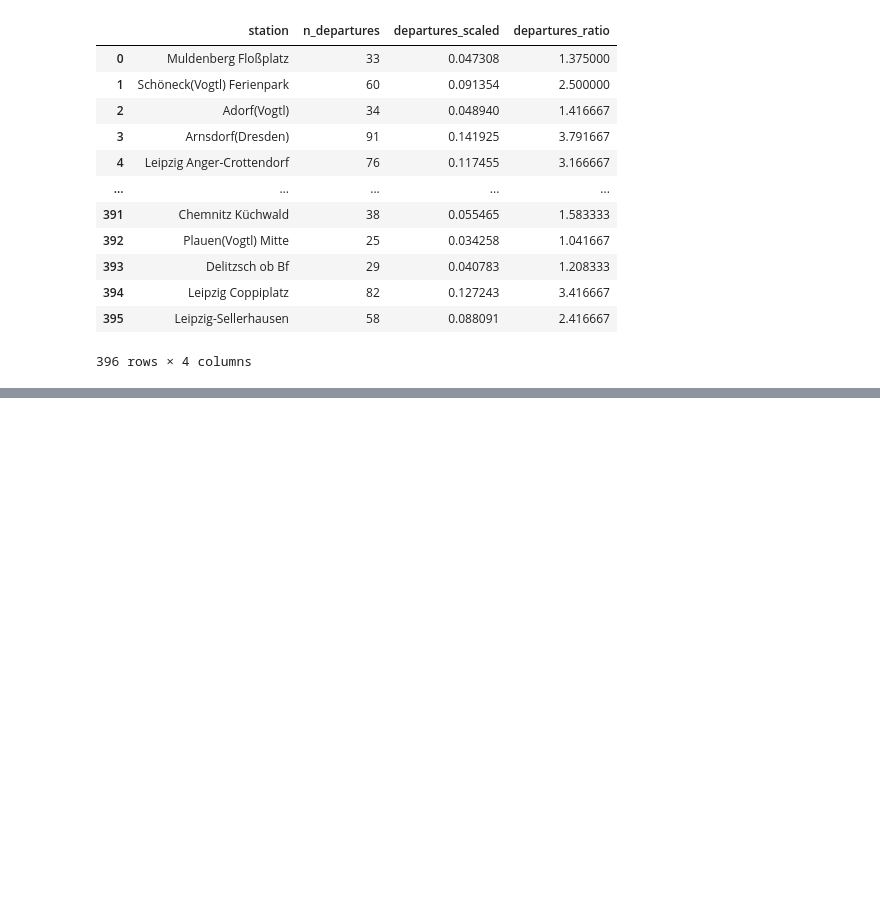
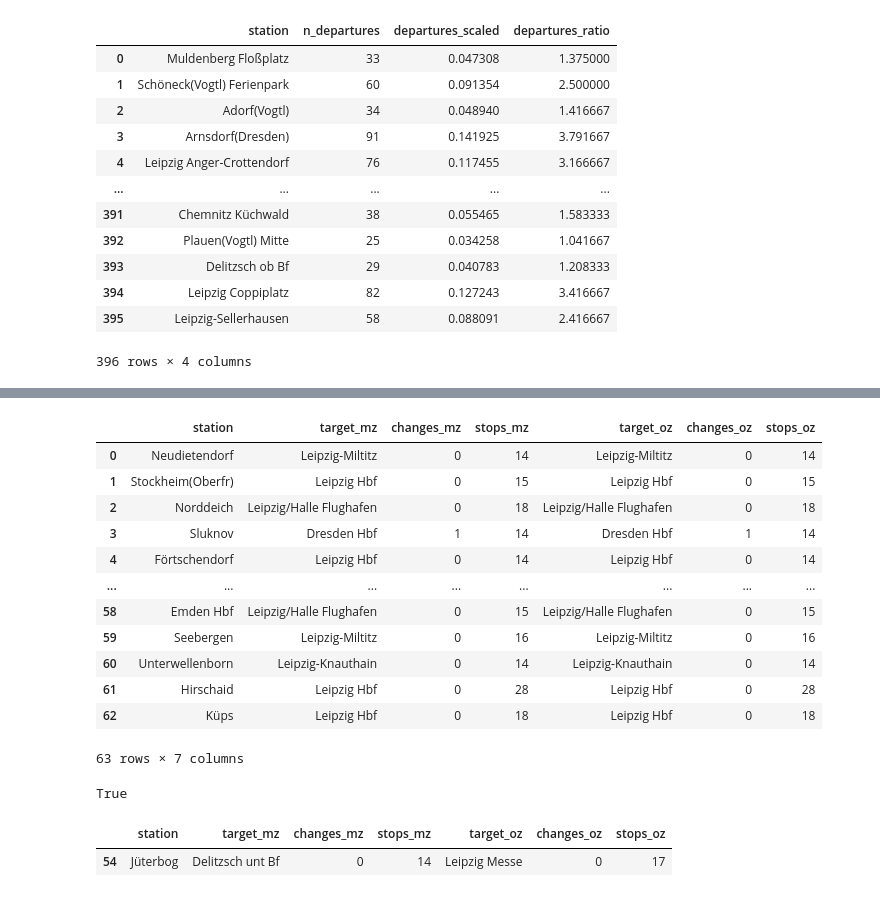
Before and after one commit to rbergm/git-seminar, a Jupyter notebook: src/main/python/Station evaluation.ipynb, the cells around one changed output, grey strips where cells are left out. Drawn from its saved outputs; the diff is of its cells as text; code cells hidden in the pictures; blank space fills up the shorter version.

```diff
--- a/src/main/python/Station evaluation.ipynb
+++ b/src/main/python/Station evaluation.ipynb
@@ -146,0 +200,4 @@ df.to_csv("timetables/station_departures.csv", index=False)
+# %%
+long_mz_routes = mz_df.stops.quantile(0.95)
+long_mz_df = mz_df[mz_df.stops >= long_mz_routes]
+long_mz_df
@@ -146,0 +240,4 @@ df.to_csv("timetables/station_departures.csv", index=False)
+# %%
+long_oz_routes = mz_df.stops.quantile(0.95)
+long_oz_df = oz_df[oz_df.stops >= long_oz_routes]
+long_oz_df
@@ -146,0 +258,26 @@ df.to_csv("timetables/station_departures.csv", index=False)
+# %%
+long_routes_df = long_mz_df.merge(long_oz_df, on="station", suffixes=("_mz", "_oz"))
+long_routes_df
+# %% [output]
+|  | station | target_mz | changes_mz | stops_mz | target_oz | changes_oz | stops_oz |
+| 0 | Neudietendorf | Leipzig-Miltitz | 0 | 14 | Leipzig-Miltitz | 0 | 14 |
+| 1 | Stockheim(Oberfr) | Leipzig Hbf | 0 | 15 | Leipzig Hbf | 0 | 15 |
+| 2 | Norddeich | Leipzig/Halle Flughafen | 0 | 18 | Leipzig/Halle Flughafen | 0 | 18 |
+| 3 | Sluknov | Dresden Hbf | 1 | 14 | Dresden Hbf | 1 | 14 |
+| 4 | Förtschendorf | Leipzig Hbf | 0 | 14 | Leipzig Hbf | 0 | 14 |
+| ... | ... | ... | ... | ... | ... | ... | ... |
+| 58 | Emden Hbf | Leipzig/Halle Flughafen | 0 | 15 | Leipzig/Halle Flughafen | 0 | 15 |
+| 59 | Seebergen | Leipzig-Miltitz | 0 | 16 | Leipzig-Miltitz | 0 | 16 |
+| 60 | Unterwellenborn | Leipzig-Knauthain | 0 | 14 | Leipzig-Knauthain | 0 | 14 |
+| 61 | Hirschaid | Leipzig Hbf | 0 | 28 | Leipzig Hbf | 0 | 28 |
+| 62 | Küps | Leipzig Hbf | 0 | 18 | Leipzig Hbf | 0 | 18 |
+63 rows × 7 columns
+# %%
+len(long_routes_df) == len(long_mz_df)
+# %% [output]
+True
+# %%
+long_routes_df[long_routes_df.target_mz != long_routes_df.target_oz]
+# %% [output]
+|  | station | target_mz | changes_mz | stops_mz | target_oz | changes_oz | stops_oz |
+| 54 | Jüterbog | Delitzsch unt Bf | 0 | 14 | Leipzig Messe | 0 | 17 |
```
Also changed, not shown: parts of 10 cells of this notebook, 1 other file.
